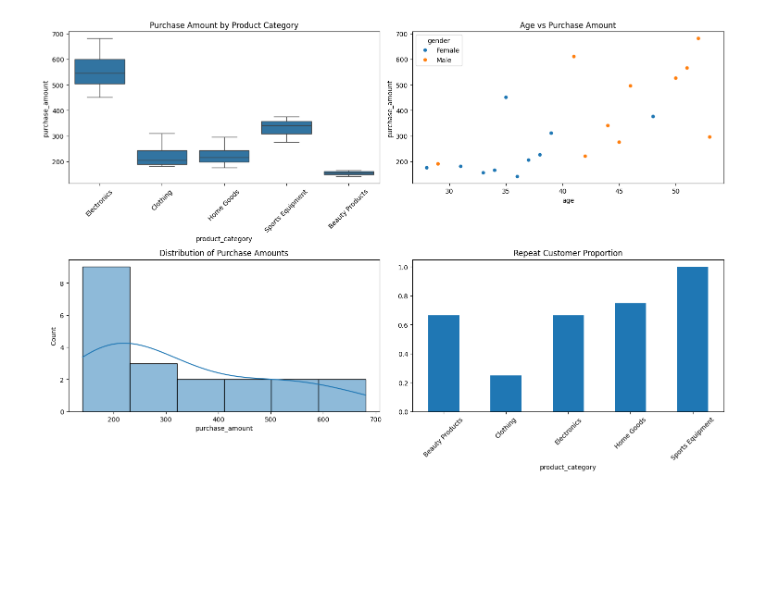
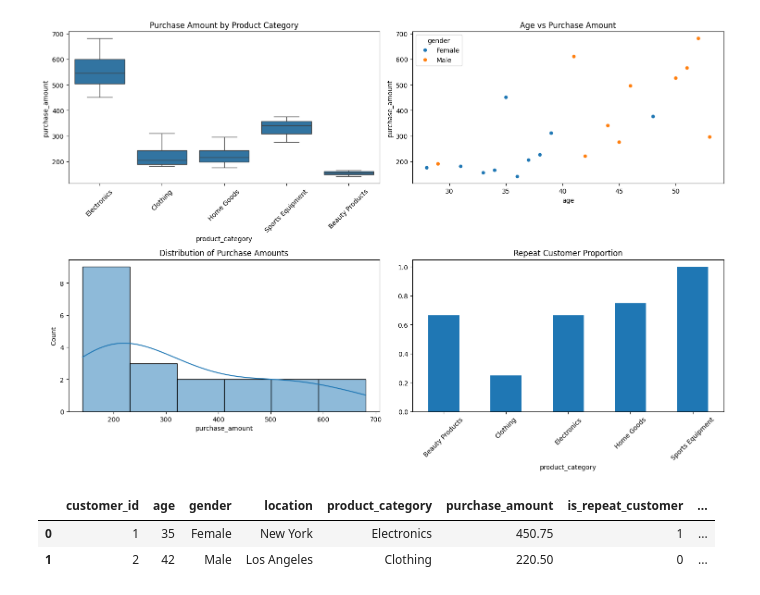
Before and after one commit to Clonlyfan/Statistics-and-more, a Jupyter notebook: Statistical_Analysis.ipynb, the cells around one changed output. Cells and saved outputs as stored; diff of their text form; code cells hidden in the pictures; blank space fills up the shorter version.

```diff
--- a/Statistical_Analysis.ipynb
+++ b/Statistical_Analysis.ipynb
@@ -146,3 +145,9 @@ P-Value: 0.028410090495335306
 Null Hypothesis: The data is normally distributed
 Interpretation: p < 0.05 suggests the data is not normally distributed
 [figure]
+# %%
+df.head(2)
+# %% [output]
+|  | customer_id | age | gender | location | product_category | purchase_amount | is_repeat_customer | ... |
+| 0 | 1 | 35 | Female | New York | Electronics | 450.75 | 1 | ... |
+| 1 | 2 | 42 | Male | Los Angeles | Clothing | 220.50 | 0 | ... |
```
Also changed, not shown: parts of 1 cell of this notebook.
